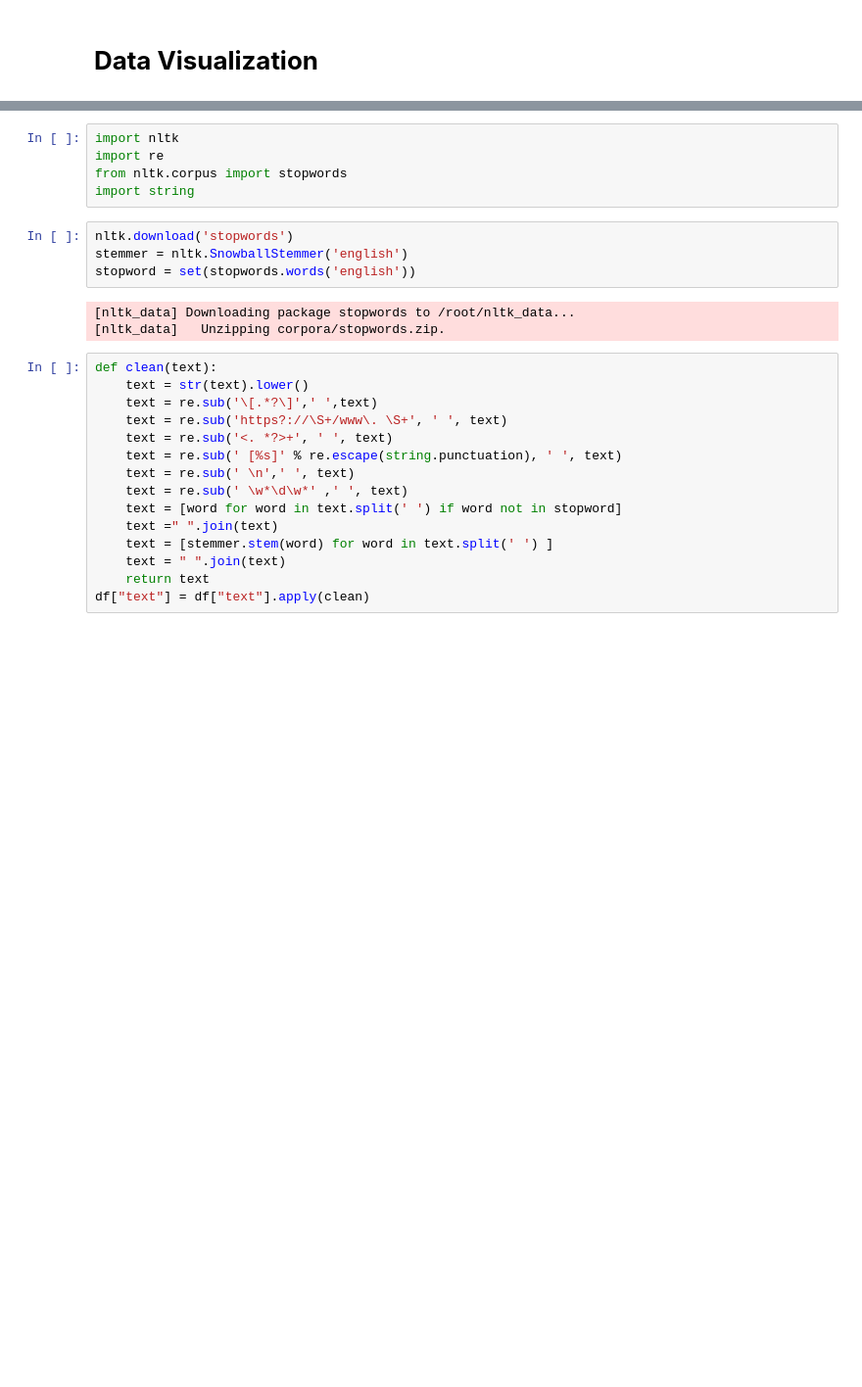
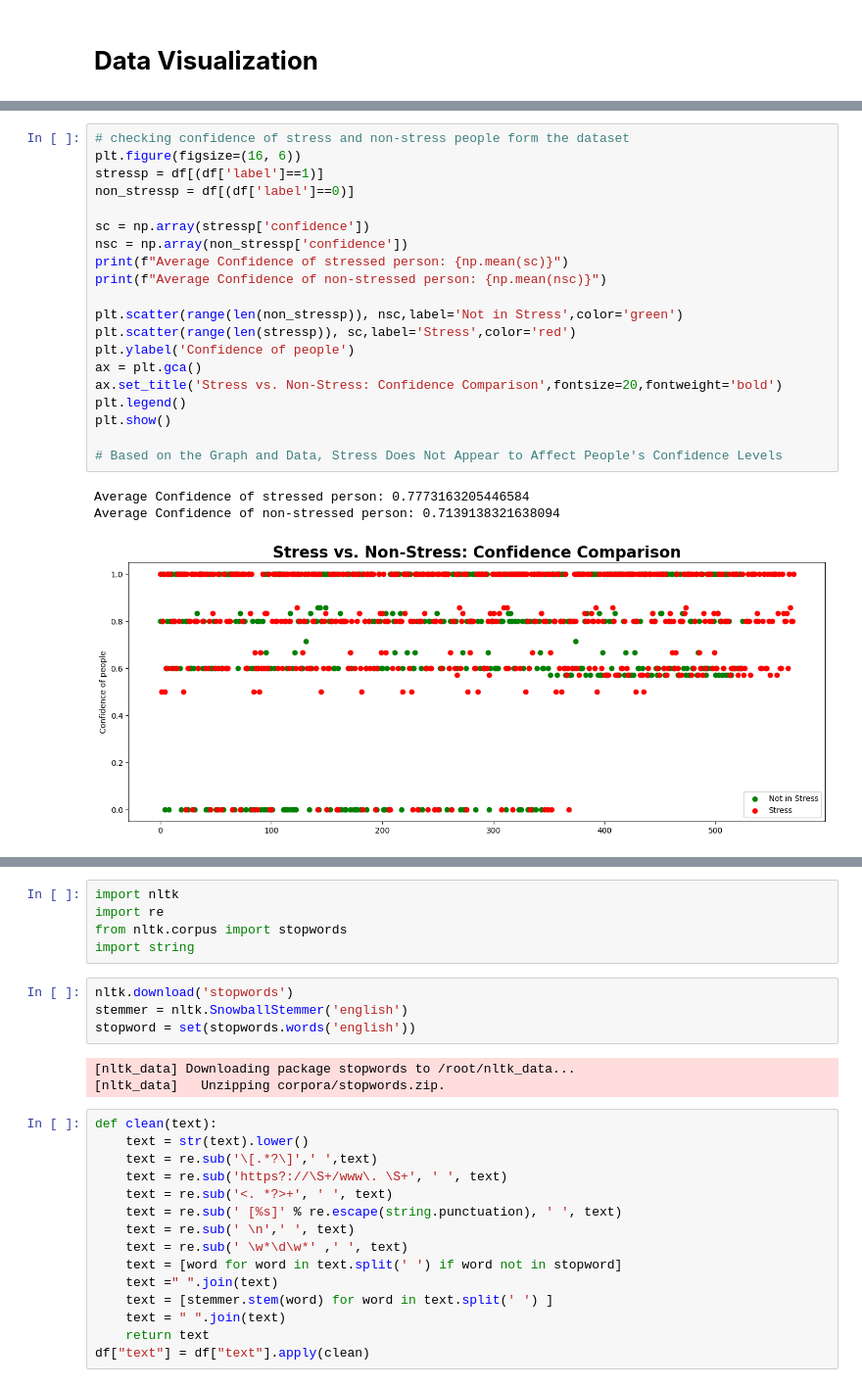
Before and after one commit to atharvadesai1/IPD-Project, a Jupyter notebook: stress_detection_redit.ipynb, the cells around one changed output, grey strips where cells are left out. Shown at 98% size. Drawn from its saved outputs; the diff is of its cells as text; blank space fills up the shorter version.

```diff
--- a/stress_detection_redit.ipynb
+++ b/stress_detection_redit.ipynb
@@ -207,0 +219,24 @@ plt.show()
+# %%
+# checking confidence of stress and non-stress people form the dataset
+plt.figure(figsize=(16, 6))
+stressp = df[(df['label']==1)]
+non_stressp = df[(df['label']==0)]
+
+sc = np.array(stressp['confidence'])
+nsc = np.array(non_stressp['confidence'])
+print(f"Average Confidence of stressed person: {np.mean(sc)}")
+print(f"Average Confidence of non-stressed person: {np.mean(nsc)}")
+
+plt.scatter(range(len(non_stressp)), nsc,label='Not in Stress',color='green')
+plt.scatter(range(len(stressp)), sc,label='Stress',color='red')
+plt.ylabel('Confidence of people')
+ax = plt.gca()
+ax.set_title('Stress vs. Non-Stress: Confidence Comparison',fontsize=20,fontweight='bold')
+plt.legend()
+plt.show()
+
+# Based on the Graph and Data, Stress Does Not Appear to Affect People's Confidence Levels
+# %% [output]
+Average Confidence of stressed person: 0.7773163205446584
+Average Confidence of non-stressed person: 0.7139138321638094
+[figure, added]
```
Also changed, not shown: parts of 10 cells of this notebook.
